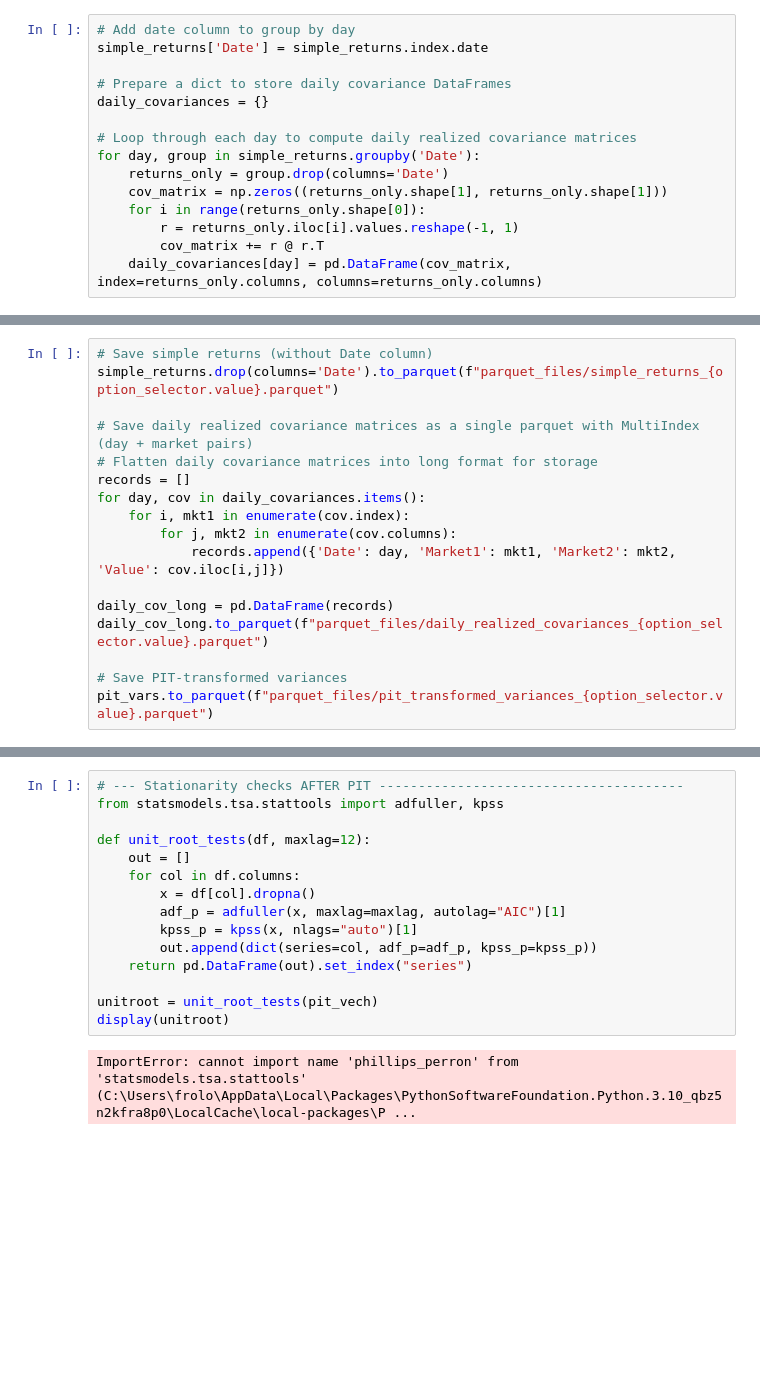
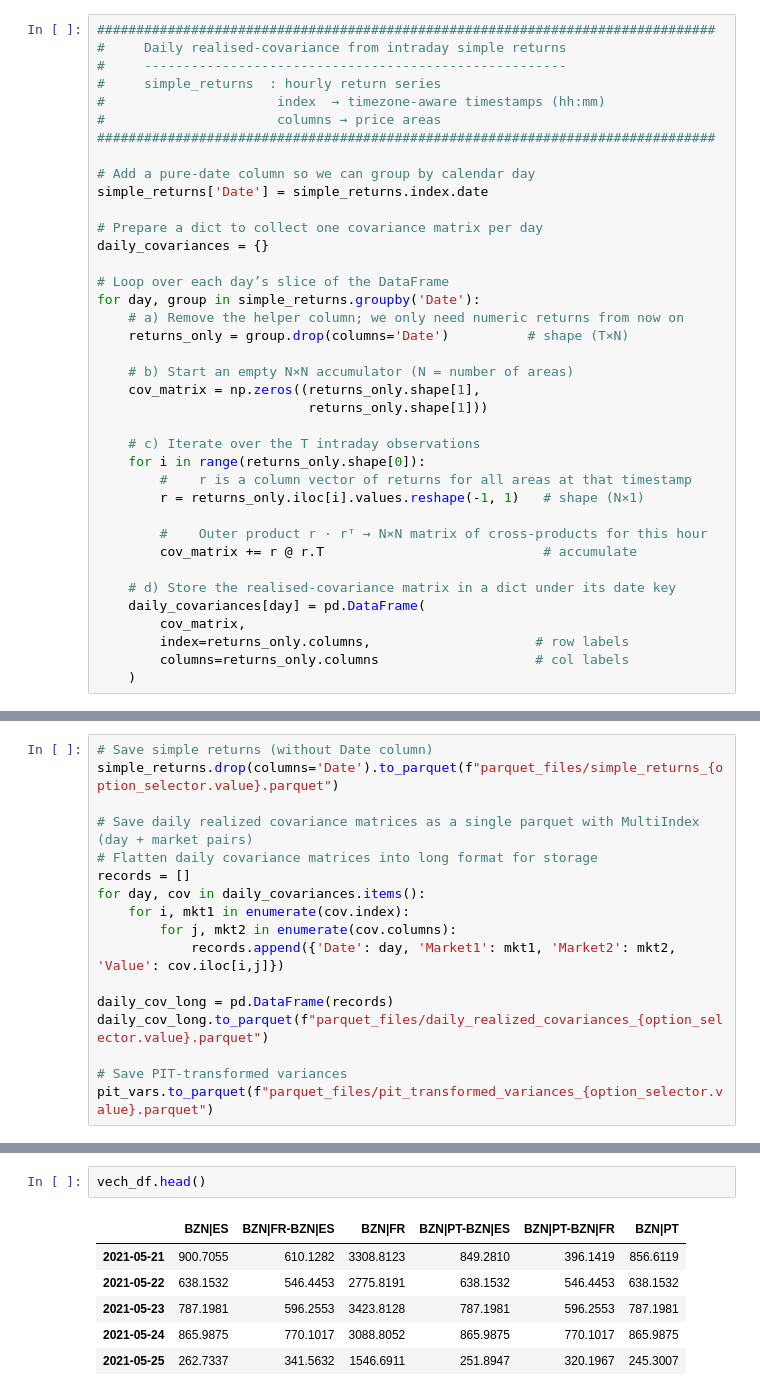
Before and after one commit to franrolotti/volatility-spillovers-methodology, a Jupyter notebook: 02_compute_realized_volatilities.ipynb, the cells around one changed output, grey strips where cells are left out. Saved outputs shown, nothing was run; the diff lists cells and outputs as text; blank space fills up the shorter version.

Commit message:
Reorganized, checked and improved

```diff
--- a/02_compute_realized_volatilities.ipynb
+++ b/02_compute_realized_volatilities.ipynb
@@ -140,18 +147,41 @@ simple_returns.head(5)
 # %% [markdown]
  ## Step 3: Calculate daily realized covariance matrices
 # %%
-# Add date column to group by day
+###############################################################################
+#     Daily realised-covariance from intraday simple returns
+#     ------------------------------------------------------
+#     simple_returns  : hourly return series
+#                      index  → timezone-aware timestamps (hh:mm)
+#                      columns → price areas
+###############################################################################
+
+# Add a pure-date column so we can group by calendar day
 simple_returns['Date'] = simple_returns.index.date
 
-# Prepare a dict to store daily covariance DataFrames
+# Prepare a dict to collect one covariance matrix per day
 daily_covariances = {}
 
-# Loop through each day to compute daily realized covariance matrices
+# Loop over each day’s slice of the DataFrame
 for day, group in simple_returns.groupby('Date'):
-    returns_only = group.drop(columns='Date')
-    cov_matrix = np.zeros((returns_only.shape[1], returns_only.shape[1]))
+    # a) Remove the helper column; we only need numeric returns from now on
+    returns_only = group.drop(columns='Date')          # shape (T×N)
+
+    # b) Start an empty N×N accumulator (N = number of areas)
+    cov_matrix = np.zeros((returns_only.shape[1],
+                           returns_only.shape[1]))
+
+    # c) Iterate over the T intraday observations
     for i in range(returns_only.shape[0]):
-        r = returns_only.iloc[i].values.reshape(-1, 1)
-        cov_matrix += r @ r.T
-    daily_covariances[day] = pd.DataFrame(cov_matrix, index=returns_only.columns, columns=returns_only.columns)
+        #    r is a column vector of returns for all areas at that timestamp
+        r = returns_only.iloc[i].values.reshape(-1, 1)   # shape (N×1)
+
+        #    Outer product r · rᵀ → N×N matrix of cross-products for this hour
+        cov_matrix += r @ r.T                            # accumulate
+
+    # d) Store the realised-covariance matrix in a dict under its date key
+    daily_covariances[day] = pd.DataFrame(
+        cov_matrix,
+        index=returns_only.columns,                     # row labels
+        columns=returns_only.columns                    # col labels
+    )
 # %%
@@ -387,17 +447,9 @@ pit_vech.head()
-# %%
-# --- Stationarity checks AFTER PIT ---------------------------------------
-from statsmodels.tsa.stattools import adfuller, kpss
-
-def unit_root_tests(df, maxlag=12):
-    out = []
-    for col in df.columns:
-        x = df[col].dropna()
-        adf_p = adfuller(x, maxlag=maxlag, autolag="AIC")[1]
-        kpss_p = kpss(x, nlags="auto")[1]
-        out.append(dict(series=col, adf_p=adf_p, kpss_p=kpss_p))
-    return pd.DataFrame(out).set_index("series")
-
-unitroot = unit_root_tests(pit_vech)
-display(unitroot)
-# %% [output]
-ImportError: cannot import name 'phillips_perron' from 'statsmodels.tsa.stattools' (C:\Users\frolo\AppData\Local\Packages\PythonSoftwareFoundation.Python.3.10_qbz5n2kfra8p0\LocalCache\local-packages\P ...
+# %%
+vech_df.head()
+# %% [output]
+|  | BZN|ES | BZN|FR-BZN|ES | BZN|FR | BZN|PT-BZN|ES | BZN|PT-BZN|FR | BZN|PT |
+| 2021-05-21 | 900.7055 | 610.1282 | 3308.8123 | 849.2810 | 396.1419 | 856.6119 |
+| 2021-05-22 | 638.1532 | 546.4453 | 2775.8191 | 638.1532 | 546.4453 | 638.1532 |
+| 2021-05-23 | 787.1981 | 596.2553 | 3423.8128 | 787.1981 | 596.2553 | 787.1981 |
+| 2021-05-24 | 865.9875 | 770.1017 | 3088.8052 | 865.9875 | 770.1017 | 865.9875 |
+| 2021-05-25 | 262.7337 | 341.5632 | 1546.6911 | 251.8947 | 320.1967 | 245.3007 |
```
Also changed, not shown: parts of 14 cells of this notebook, 1 other file.
